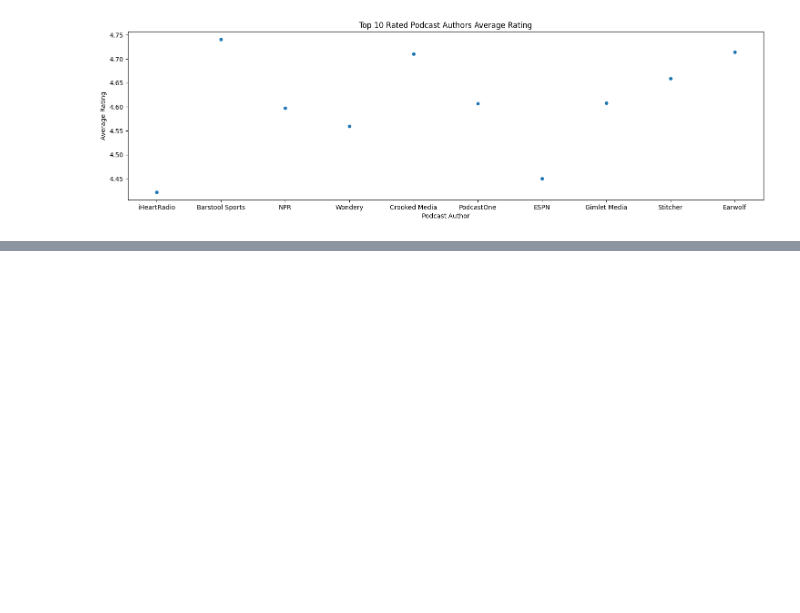
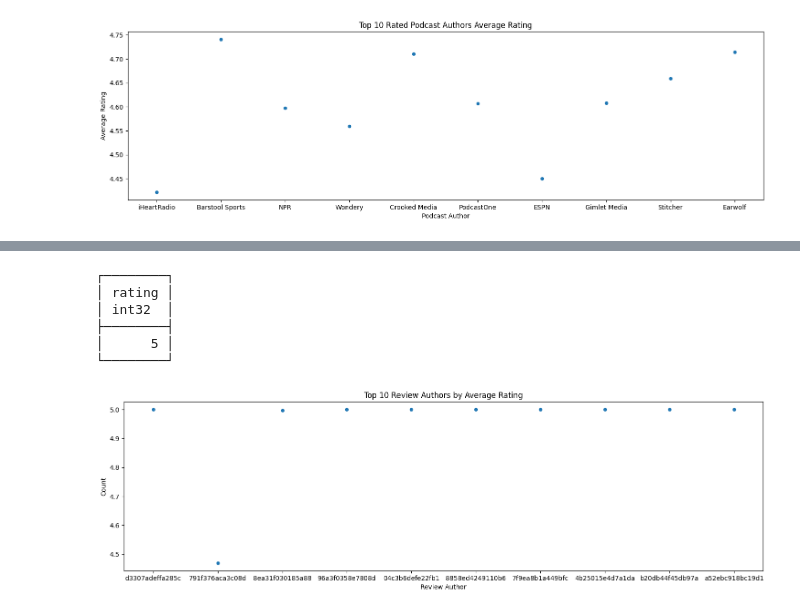
Before and after one commit to joshgeller05/DSCI-591, a Jupyter notebook: python/eda_notebook.ipynb, the cells around one changed output, grey strips where cells are left out. Cells and saved outputs as stored; diff of their text form; code cells hidden in the pictures; blank space fills up the shorter version.

```diff
--- a/python/eda_notebook.ipynb
+++ b/python/eda_notebook.ipynb
@@ -514,0 +504,22 @@ grouped.df().head(10)
+# %%
+con.sql("select DISTINCT(rating) from reviews where author_id = 'd3307adeffa285c'")
+# %% [output]
+┌────────┐
+│ rating │
+│ int32  │
+├────────┤
+│      5 │
+└────────┘
+# %%
+
+reviewers = con.sql("select author_id,count(author_id) as count, avg(rating) as average_rating from reviews group by author_id order by count desc")
+
+f = plt.figure()
+f.set_figwidth(18)
+sns.scatterplot(data=reviewers.df().head(10), x='author_id', y='average_rating')
+plt.xlabel('Review Author')
+plt.ylabel('Count')
+plt.title("Top 10 Review Authors by Average Rating")
+plt.show()
+# %% [output]
+[figure, added]
```
Also changed, not shown: parts of 19 cells of this notebook.
